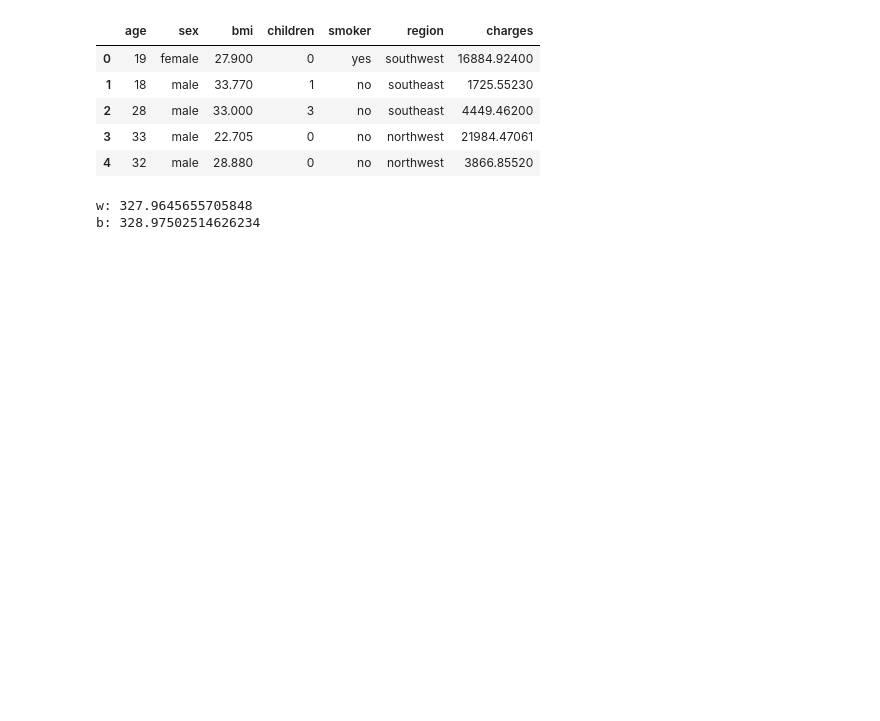
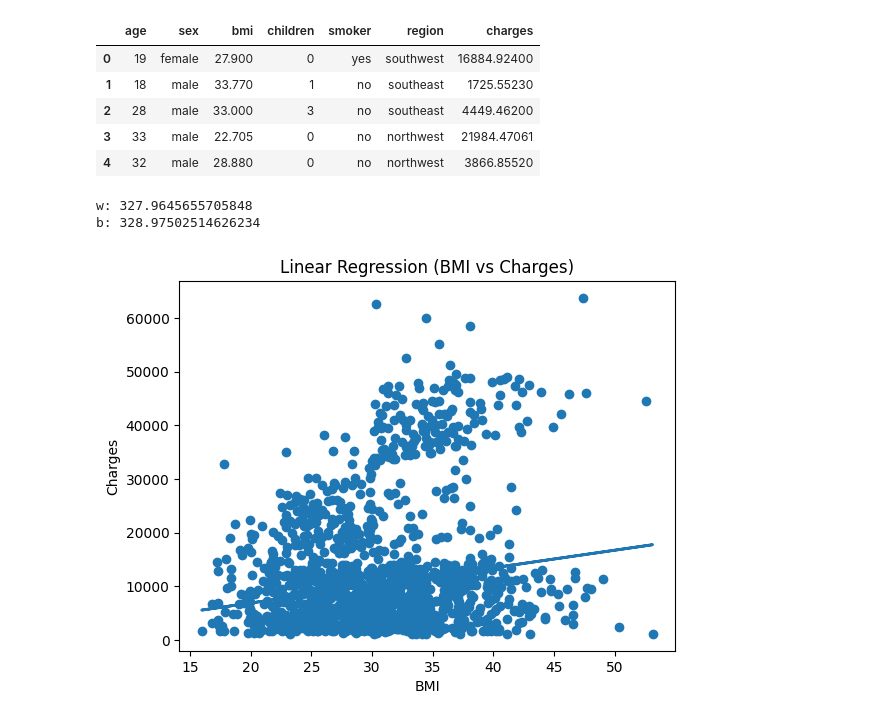
Before and after one commit to Arieltian06/TugasAI_Kelompok, a Jupyter notebook: TugasKelompok.ipynb, the cells around one changed output. Saved outputs shown, nothing was run; the diff lists cells and outputs as text; code cells hidden in the pictures; blank space fills up the shorter version.

```diff
--- a/TugasKelompok.ipynb
+++ b/TugasKelompok.ipynb
@@ -47,3 +47,17 @@ print("b:", b)
 # %% [output]
 w: 327.9645655705848
 b: 328.97502514626234
+# %%
+# Prediksi garis regresi
+y_pred_line = w * X + b
+
+plt.scatter(X, y)
+plt.plot(X, y_pred_line, linewidth=2)
+
+plt.xlabel("BMI")
+plt.ylabel("Charges")
+plt.title("Linear Regression (BMI vs Charges)")
+
+plt.show()
+# %% [output]
+[figure, added]
```
